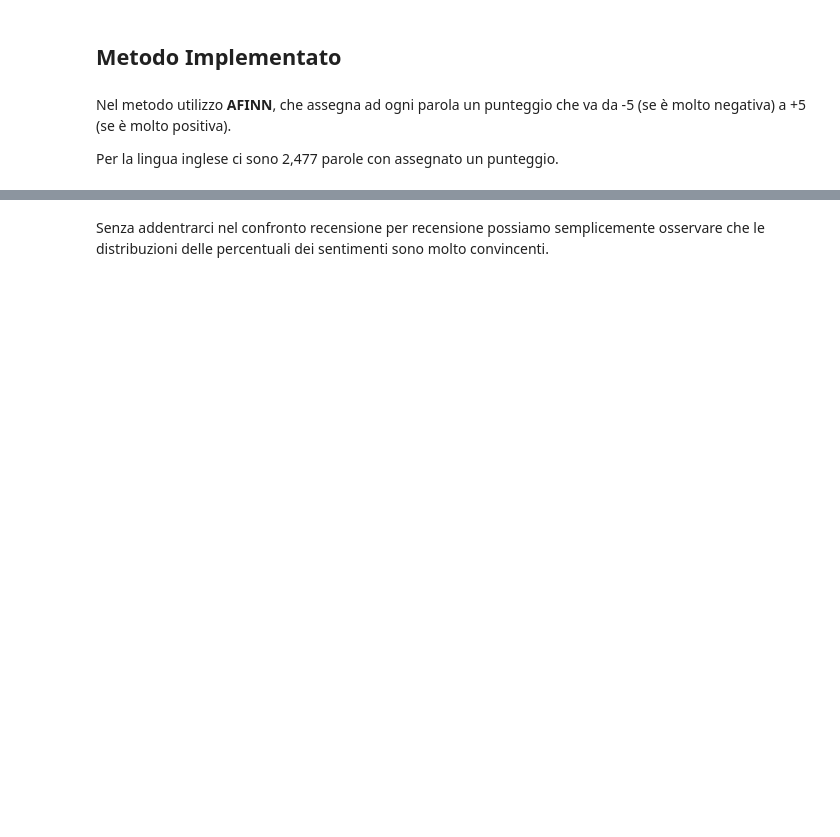
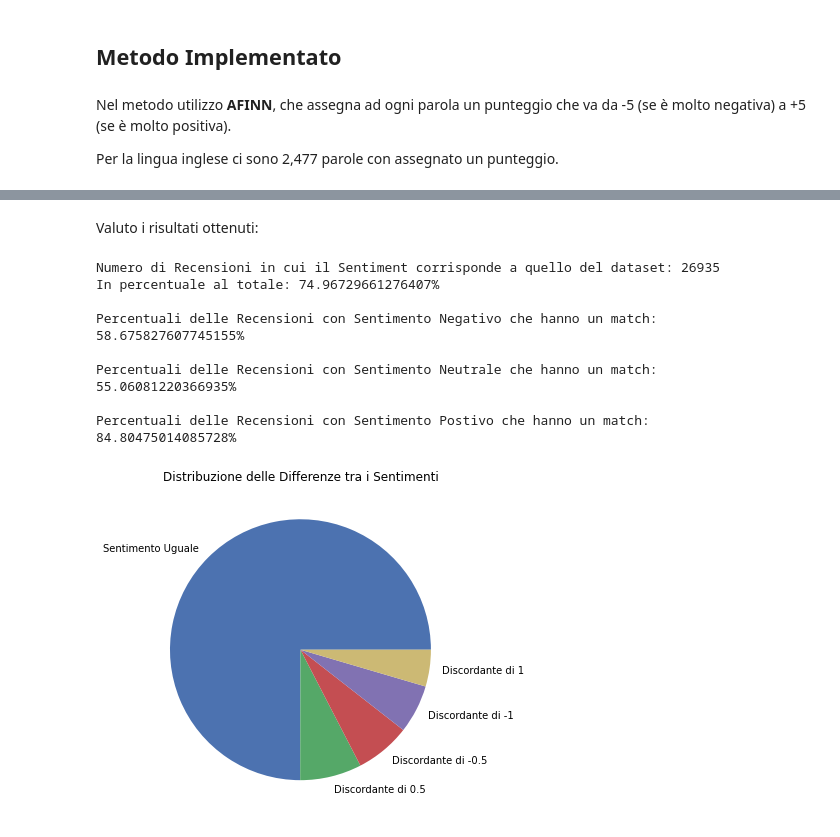
Before and after one commit to LorenzoLaCorte/playstore-analysis, a Jupyter notebook: La Corte, Progetto Finale - App Gratuite e App a Pagamento.ipynb, the cells around one changed output, grey strips where cells are left out. Saved outputs shown, nothing was run; the diff lists cells and outputs as text; code cells hidden in the pictures; blank space fills up the shorter version.

```diff
--- a/La Corte, Progetto Finale - App Gratuite e App a Pagamento.ipynb
+++ b/La Corte, Progetto Finale - App Gratuite e App a Pagamento.ipynb
@@ -572,17 +616,19 @@ Notiamo che non c'è correlazione tra Sentiment e Complains_Adv.
 # %%
-complains_adv = playstore_with_rew[playstore_with_rew['Complains_Adv']==1]
-
-s_negative = playstore_with_rew[playstore_with_rew['Sentiment']==0]
-s_neutral = playstore_with_rew[playstore_with_rew['Sentiment']==0.5]
-s_positive = playstore_with_rew[playstore_with_rew['Sentiment']==1]
+s_negative = playstore_with_rev[playstore_with_rev['Sentiment']==0]
+s_neutral = playstore_with_rev[playstore_with_rev['Sentiment']==0.5]
+s_positive = playstore_with_rev[playstore_with_rev['Sentiment']==1]
 
 s_negative_add = complains_adv[complains_adv['Sentiment']==0]
 s_neutral_add = complains_adv[complains_adv['Sentiment']==0.5]
 s_positive_add = complains_adv[complains_adv['Sentiment']==1]
 
-print("Sentimento Negativo sul Totale: " + str(len(s_negative)/playstore_with_rew.shape[0]*100) + "%")
-print("Sentimento Neutrale sul Totale: " + str(len(s_neutral)/playstore_with_rew.shape[0]*100) + "%")
-print("Sentimento Positivo sul Totale: " + str(len(s_positive)/playstore_with_rew.shape[0]*100) + "%")
+perc_negative_ds = len(s_negative)/playstore_with_rev.shape[0]*100
+perc_neutral_ds = len(s_neutral)/playstore_with_rev.shape[0]*100
+perc_positive_ds = len(s_positive)/playstore_with_rev.shape[0]*100
+
+print("Sentimento Negativo sul Totale: " + str(perc_negative_ds) + "%")
+print("Sentimento Neutrale sul Totale: " + str(perc_neutral_ds) + "%")
+print("Sentimento Positivo sul Totale: " + str(perc_positive_ds) + "%")
 
 print("\nSentimento Negativo sugli Adv: " + str(len(s_negative_add)/len(complains_adv)*100) + "%")
 print("Sentimento Neutrale sugli Adv: " + str(len(s_neutral_add)/len(complains_adv)*100) + "%")
@@ -868,2 +907,0 @@ Sentimento Positivo sul Totale: 64.21831946338612%
-# %% [markdown]
-Senza addentrarci nel confronto recensione per recensione possiamo semplicemente osservare che le distribuzioni delle percentuali dei sentimenti sono molto convincenti.
@@ -869,0 +942,35 @@ Senza addentrarci nel confronto recensione per recensione possiamo semplicemente
+# %% [markdown]
+Valuto i risultati ottenuti:
+# %%
+computed_negative_sentiment = playstore_with_rev[playstore_with_rev['Computed_Sentiment'] == 0]
+computed_neutral_sentiment = playstore_with_rev[playstore_with_rev['Computed_Sentiment'] == 0.5]
+computed_positive_sentiment = playstore_with_rev[playstore_with_rev['Computed_Sentiment'] == 1]
+
+matching_sentiment = playstore_with_rev[playstore_with_rev['Sentiment Score'] == 0]
+print("Numero di Recensioni in cui il Sentiment corrisponde a quello del dataset: " + str(matching_sentiment.shape[0]))
+print("In percentuale al totale: " + str(matching_sentiment.shape[0] / playstore_with_rev.shape[0] * 100) + "%")
+
+matching_sentiment_neg = matching_sentiment[matching_sentiment['Sentiment'] == 0]
+print("\nPercentuali delle Recensioni con Sentimento Negativo che hanno un match: \t" + str(matching_sentiment_neg.shape[0] / len(s_negative) * 100) + "%")
+
+matching_sentiment_neu = matching_sentiment[matching_sentiment['Sentiment'] == 0.5]
+print("\nPercentuali delle Recensioni con Sentimento Neutrale che hanno un match: \t" + str(matching_sentiment_neu.shape[0] / len(s_neutral) * 100) + "%")
+
+matching_sentiment_pos = matching_sentiment[matching_sentiment['Sentiment'] == 1]
+print("\nPercentuali delle Recensioni con Sentimento Postivo che hanno un match: \t" + str(matching_sentiment_pos.shape[0] / len(s_positive) * 100) + "%")
+
+perc_negative = len(computed_negative_sentiment)/playstore_with_rev.shape[0]*100
+perc_neutral = len(computed_neutral_sentiment)/playstore_with_rev.shape[0]*100
+perc_positive = len(computed_positive_sentiment)/playstore_with_rev.shape[0]*100
+
+playstore_with_rev['Sentiment Score'].value_counts().plot(kind='pie', figsize=(6,6), labels=['Sentimento Uguale','Discordante di 0.5', 'Discordante di -0.5', 'Discordante di -1', 'Discordante di 1'], title='Distribuzione delle Differenze tra i Sentimenti', ylabel = '');
+# %% [output]
+Numero di Recensioni in cui il Sentiment corrisponde a quello del dataset: 26935
+In percentuale al totale: 74.96729661276407%
+
+Percentuali delle Recensioni con Sentimento Negativo che hanno un match:        58.675827607745155%
+
+Percentuali delle Recensioni con Sentimento Neutrale che hanno un match:        55.06081220366935%
+
+Percentuali delle Recensioni con Sentimento Postivo che hanno un match:         84.80475014085728%
+[figure, added]
```
Also changed, not shown: parts of 102 cells of this notebook.
